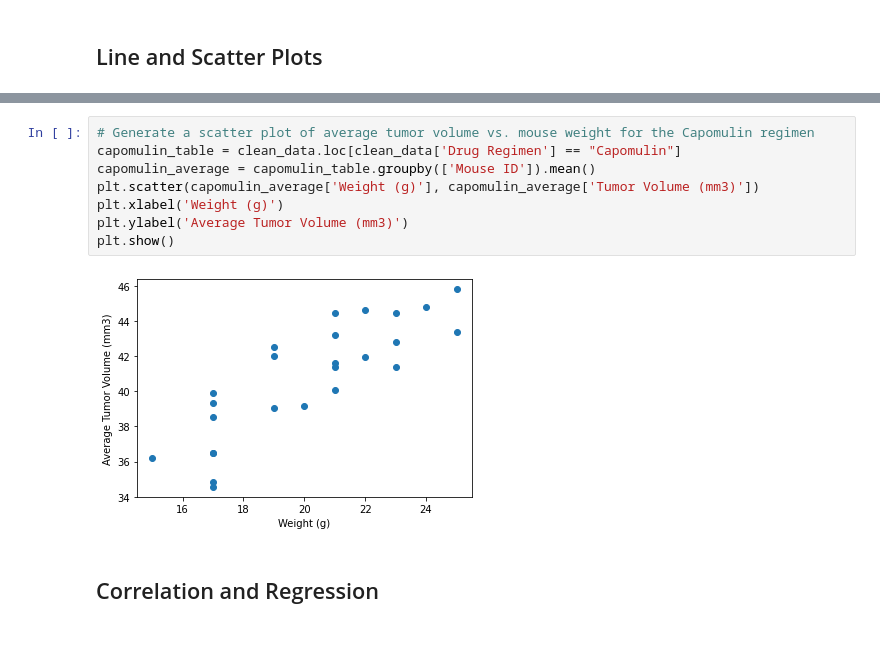
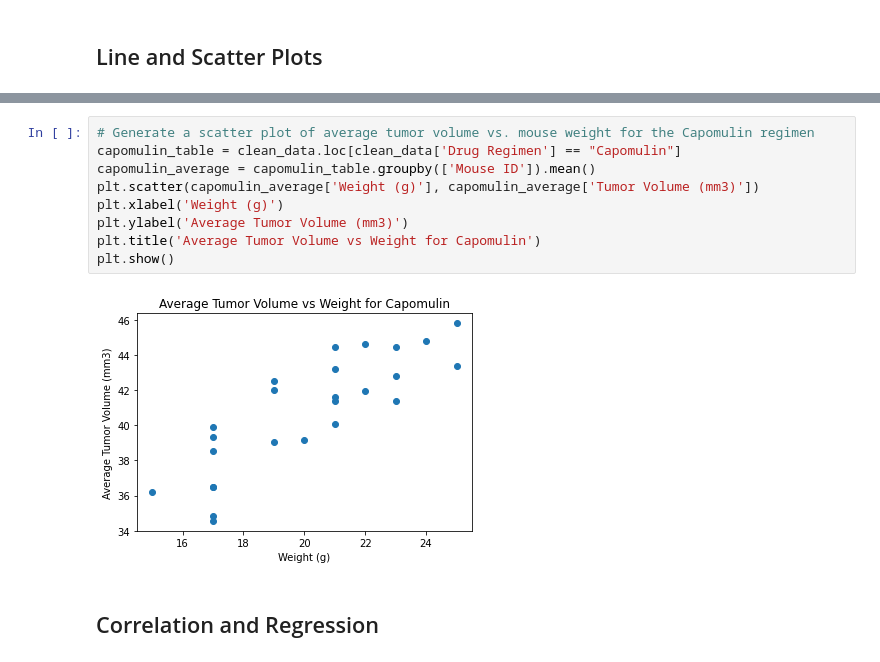
Before and after one commit to amramer45/matplotlib-challenge, a Jupyter notebook: Pymaceuticals/pymaceuticals_starter.ipynb, the cells around one changed output, grey strips where cells are left out. Saved outputs shown, nothing was run; the diff lists cells and outputs as text.

```diff
--- a/Pymaceuticals/pymaceuticals_starter.ipynb
+++ b/Pymaceuticals/pymaceuticals_starter.ipynb
@@ -231,13 +235,14 @@ plt.show()
 # %%
 # Generate a scatter plot of average tumor volume vs. mouse weight for the Capomulin regimen
 capomulin_table = clean_data.loc[clean_data['Drug Regimen'] == "Capomulin"]
 capomulin_average = capomulin_table.groupby(['Mouse ID']).mean()
 plt.scatter(capomulin_average['Weight (g)'], capomulin_average['Tumor Volume (mm3)'])
 plt.xlabel('Weight (g)')
 plt.ylabel('Average Tumor Volume (mm3)')
+plt.title('Average Tumor Volume vs Weight for Capomulin')
 plt.show()
 # %% [output]
-[figure, old version]
+[figure, new version]
 # %% [markdown]
 ## Correlation and Regression
 # %%
```
Also changed, not shown: parts of 4 cells of this notebook.
